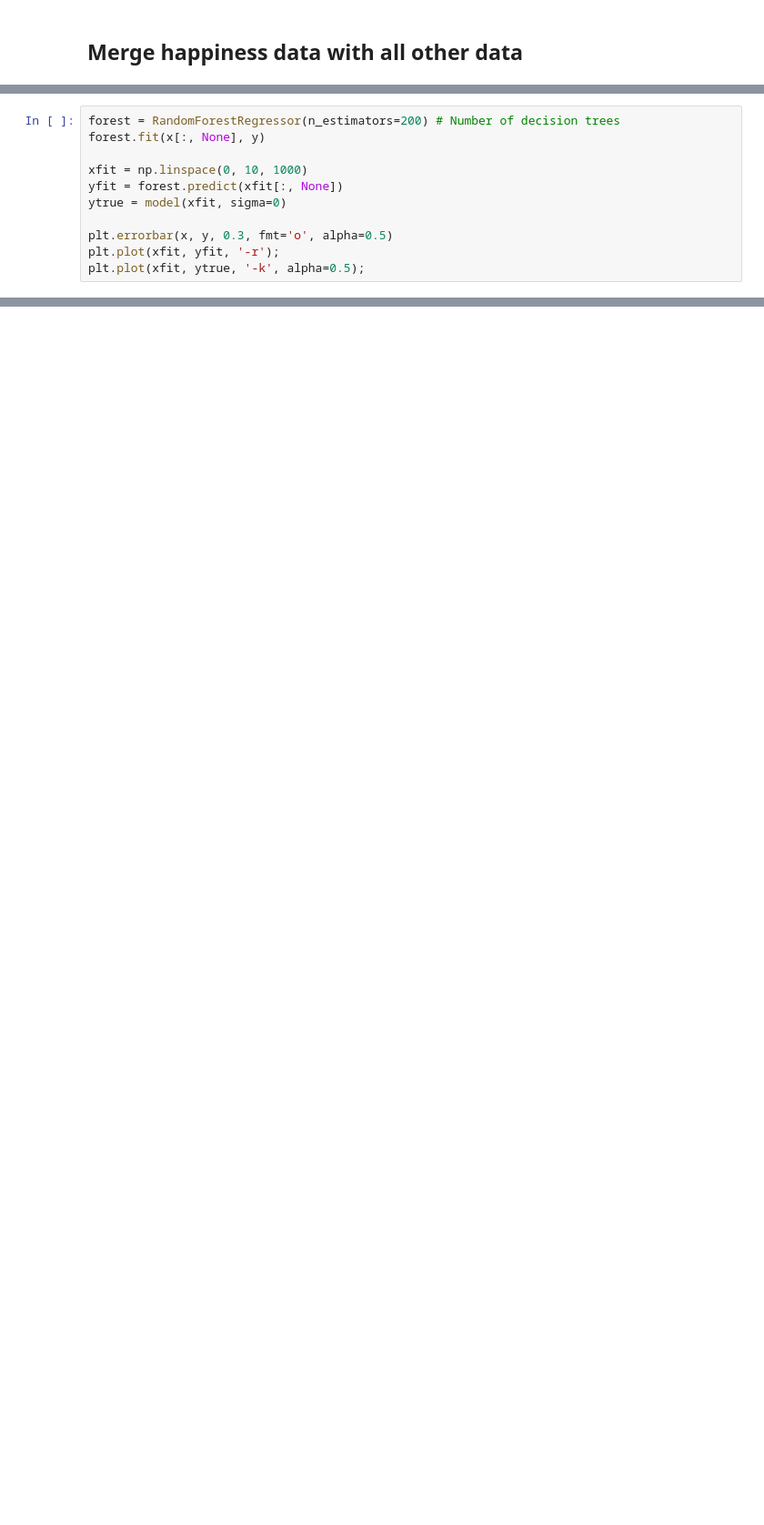
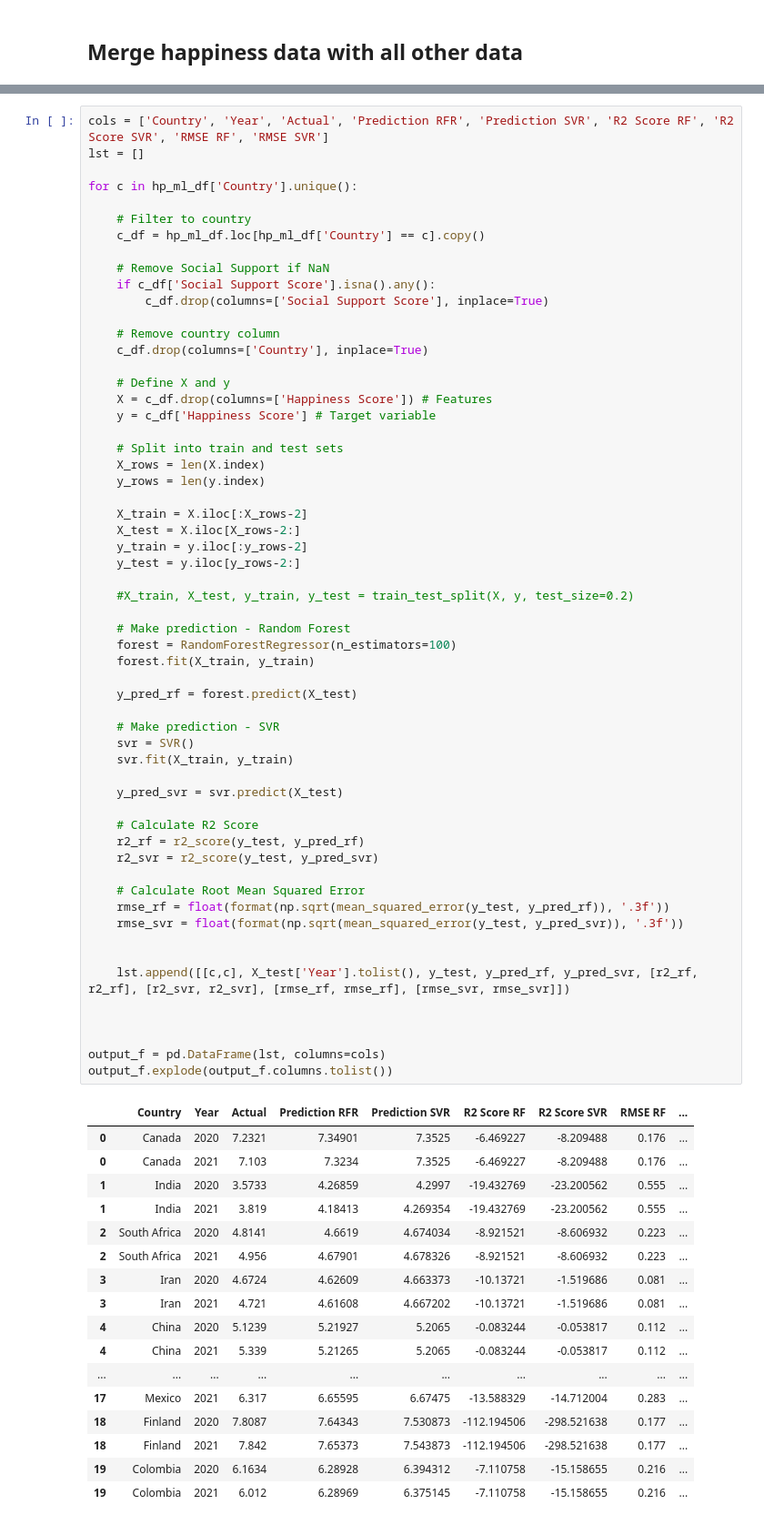
Before and after one commit to thirdcoffee/predicting-world-happiness, a Jupyter notebook: notebooks/predictor.ipynb, the cells around one changed output, grey strips where cells are left out. Shown at 91% size. Drawn from its saved outputs; the diff is of its cells as text; blank space fills up the shorter version.

```diff
--- a/notebooks/predictor.ipynb
+++ b/notebooks/predictor.ipynb
@@ -490,11 +485,0 @@ r2_score(y_train, y_pred_train)
-# %%
-forest = RandomForestRegressor(n_estimators=200) # Number of decision trees
-forest.fit(x[:, None], y)
-
-xfit = np.linspace(0, 10, 1000)
-yfit = forest.predict(xfit[:, None])
-ytrue = model(xfit, sigma=0)
-
-plt.errorbar(x, y, 0.3, fmt='o', alpha=0.5)
-plt.plot(xfit, yfit, '-r');
-plt.plot(xfit, ytrue, '-k', alpha=0.5);
@@ -502,0 +486,76 @@ NameError: name 'x' is not defined
+# %%
+cols = ['Country', 'Year', 'Actual', 'Prediction RFR', 'Prediction SVR', 'R2 Score RF', 'R2 Score SVR', 'RMSE RF', 'RMSE SVR']
+lst = []
+
+for c in hp_ml_df['Country'].unique():
+
+    # Filter to country
+    c_df = hp_ml_df.loc[hp_ml_df['Country'] == c].copy()
+
+    # Remove Social Support if NaN
+    if c_df['Social Support Score'].isna().any():
+        c_df.drop(columns=['Social Support Score'], inplace=True)
+
+    # Remove country column
+    c_df.drop(columns=['Country'], inplace=True)
+
+    # Define X and y
+    X = c_df.drop(columns=['Happiness Score']) # Features
+    y = c_df['Happiness Score'] # Target variable
+
+    # Split into train and test sets
+    X_rows = len(X.index)
+    y_rows = len(y.index)
+
+    X_train = X.iloc[:X_rows-2]
+    X_test = X.iloc[X_rows-2:]
+    y_train = y.iloc[:y_rows-2]
+    y_test = y.iloc[y_rows-2:]
+
+    #X_train, X_test, y_train, y_test = train_test_split(X, y, test_size=0.2)
+
+    # Make prediction - Random Forest
+    forest = RandomForestRegressor(n_estimators=100)
+    forest.fit(X_train, y_train)
+
+    y_pred_rf = forest.predict(X_test)
+
+    # Make prediction - SVR
+    svr = SVR()
+    svr.fit(X_train, y_train)
+
+    y_pred_svr = svr.predict(X_test)
+
+    # Calculate R2 Score
+    r2_rf = r2_score(y_test, y_pred_rf)
+    r2_svr = r2_score(y_test, y_pred_svr)
+
+    # Calculate Root Mean Squared Error
+    rmse_rf = float(format(np.sqrt(mean_squared_error(y_test, y_pred_rf)), '.3f'))
+    rmse_svr = float(format(np.sqrt(mean_squared_error(y_test, y_pred_svr)), '.3f'))
+
+
+    lst.append([[c,c], X_test['Year'].tolist(), y_test, y_pred_rf, y_pred_svr, [r2_rf, r2_rf], [r2_svr, r2_svr], [rmse_rf, rmse_rf], [rmse_svr, rmse_svr]])
+
+
+
+output_f = pd.DataFrame(lst, columns=cols)
+output_f.explode(output_f.columns.tolist())
+# %% [output]
+|  | Country | Year | Actual | Prediction RFR | Prediction SVR | R2 Score RF | R2 Score SVR | RMSE RF | ... |
+| 0 | Canada | 2020 | 7.2321 | 7.34901 | 7.3525 | -6.469227 | -8.209488 | 0.176 | ... |
+| 0 | Canada | 2021 | 7.103 | 7.3234 | 7.3525 | -6.469227 | -8.209488 | 0.176 | ... |
+| 1 | India | 2020 | 3.5733 | 4.26859 | 4.2997 | -19.432769 | -23.200562 | 0.555 | ... |
+| 1 | India | 2021 | 3.819 | 4.18413 | 4.269354 | -19.432769 | -23.200562 | 0.555 | ... |
+| 2 | South Africa | 2020 | 4.8141 | 4.6619 | 4.674034 | -8.921521 | -8.606932 | 0.223 | ... |
+| 2 | South Africa | 2021 | 4.956 | 4.67901 | 4.678326 | -8.921521 | -8.606932 | 0.223 | ... |
+| 3 | Iran | 2020 | 4.6724 | 4.62609 | 4.663373 | -10.13721 | -1.519686 | 0.081 | ... |
+| 3 | Iran | 2021 | 4.721 | 4.61608 | 4.667202 | -10.13721 | -1.519686 | 0.081 | ... |
+| 4 | China | 2020 | 5.1239 | 5.21927 | 5.2065 | -0.083244 | -0.053817 | 0.112 | ... |
+| 4 | China | 2021 | 5.339 | 5.21265 | 5.2065 | -0.083244 | -0.053817 | 0.112 | ... |
+| ... | ... | ... | ... | ... | ... | ... | ... | ... | ... |
+| 17 | Mexico | 2021 | 6.317 | 6.65595 | 6.67475 | -13.588329 | -14.712004 | 0.283 | ... |
+| 18 | Finland | 2020 | 7.8087 | 7.64343 | 7.530873 | -112.194506 | -298.521638 | 0.177 | ... |
+| 18 | Finland | 2021 | 7.842 | 7.65373 | 7.543873 | -112.194506 | -298.521638 | 0.177 | ... |
+| 19 | Colombia | 2020 | 6.1634 | 6.28928 | 6.394312 | -7.110758 | -15.158655 | 0.216 | ... |
+| 19 | Colombia | 2021 | 6.012 | 6.28969 | 6.375145 | -7.110758 | -15.158655 | 0.216 | ... |
```
Also changed, not shown: parts of 10 cells of this notebook, 2 other files.
